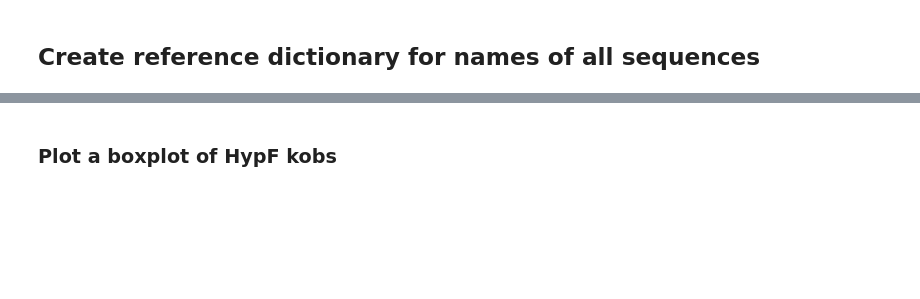
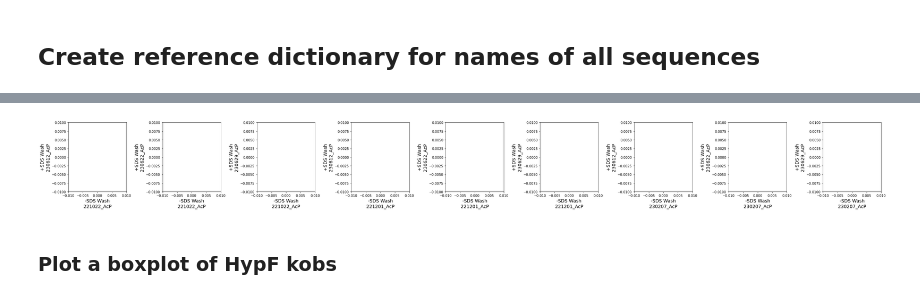
Before and after one commit to FordyceLab/htmek-workup, a Jupyter notebook: multi_experiment_aggregation/current_aggregation.ipynb, the cells around one changed output, grey strips where cells are left out. Drawn from its saved outputs; the diff is of its cells as text; code cells hidden in the pictures; blank space fills up the shorter version.

```diff
--- a/multi_experiment_aggregation/current_aggregation.ipynb
+++ b/multi_experiment_aggregation/current_aggregation.ipynb
@@ -353,3 +509,59 @@ all_turnover_dfs['230207_AcP']
+# %%
+# plot each combination of experiments
+fig, axs = plt.subplots(1, len(combs), figsize=(len(combs) * 4, 4))
+
+# loop through each combination of experiments
+for i, comb in enumerate(combs):
+    # if both experiments are in the all_turnover_dfs dictionary
+    if comb[0] in all_turnover_dfs.keys() and comb[1] in all_turnover_dfs.keys():
+        # get data for each experiment
+        experiment1 = all_turnover_dfs[comb[0]]
+        experiment2 = all_turnover_dfs[comb[1]]
+
+        # create a column for experiment name
+        experiment1['experiment'] = comb[0]
+        experiment2['experiment'] = comb[1]
+
+        # remove points with local_bg_ratio < 2
+        experiment1 = experiment1[experiment1['local_bg_ratio'] > 2]
+        experiment2 = experiment2[experiment2['local_bg_ratio'] > 2]
+
+        # get medians and stds for each MutantID in each experiment
+        experiment1 = experiment1[['MutantID', 'kobs_over_enzyme_conc']].groupby('MutantID').agg({'kobs_over_enzyme_conc': ['median', 'std']}).reset_index()
+        experiment2 = experiment2[['MutantID', 'kobs_over_enzyme_conc']].groupby('MutantID').agg({'kobs_over_enzyme_conc': ['median', 'std']}).reset_index()
+
+        # merge dataframes on MutantID, and only keep columns: Indices, kcat/KM median, kcat/KM std
+        merged_df = pd.merge(experiment1, experiment2, on='MutantID')
+
+        # now convert multiindex columns to single index
+        merged_df.columns = ['MutantID', 'kobs_over_enzyme_conc_median_1', 'kobs_over_enzyme_conc_std_1', 'kobs_over_enzyme_conc_median_2', 'kobs_over_enzyme_conc_std_2']
+
+        # plot k_obs values for each experiment
+        axs[i].errorbar(merged_df['kobs_over_enzyme_conc_median_1'], merged_df['kobs_over_enzyme_conc_median_2'],
+                        xerr=merged_df['kobs_over_enzyme_conc_std_1'], yerr=merged_df['kobs_over_enzyme_conc_std_2'],
+                        fmt='o', color='k', alpha=0.5, markersize=5, linewidth=0.5, capsize=2)
+
+    # add x label and y label, including the SDS wash status of each experiment
+    # convert 1 and 0 to +SDS Wash and -SDS Wash
+    if dict_ref[comb[0]] == 1:
+        comb0 = '+SDS Wash'
+    elif dict_ref[comb[0]] == 0:
+        comb0 = '-SDS Wash'
+    if dict_ref[comb[1]] == 1:
+        comb1 = '+SDS Wash'
+    elif dict_ref[comb[1]] == 0:
+        comb1 = '-SDS Wash'
+    # add bolding to the SDS wash status of each experiment
+    axs[i].set_xlabel(comb0 + '\n' + comb[0], fontsize=14)
+    axs[i].set_ylabel(comb1 + '\n' + comb[1], fontsize=14)
+
+    # reduce x and y limits
+    axs[i].set_xlim(-0.01, 0.01)
+    axs[i].set_ylim(-0.01, 0.01)
+
+plt.tight_layout()
+# %% [output]
+[figure, added]
 # %% [markdown]
 ### Plot a boxplot of HypF kobs
 # %%
```
Also changed, not shown: parts of 63 cells of this notebook, 2 other files.
